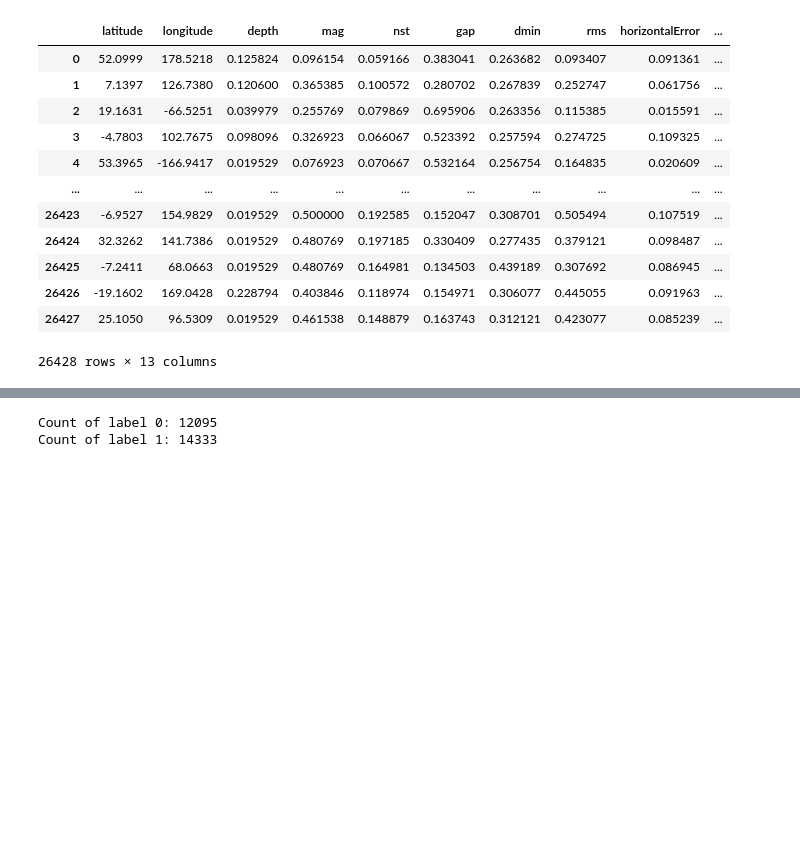
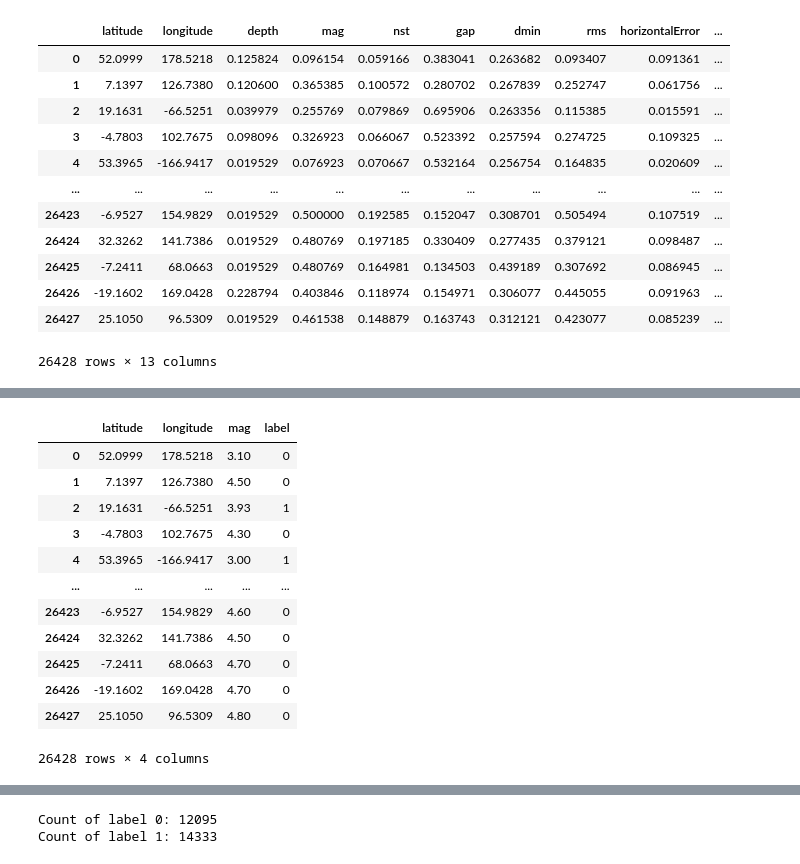
Before and after one commit to waiee/Earthquake_Prediction, a Jupyter notebook: preprocess.ipynb, the cells around one changed output, grey strips where cells are left out. Drawn from its saved outputs; the diff is of its cells as text; code cells hidden in the pictures; blank space fills up the shorter version.

```diff
--- a/preprocess.ipynb
+++ b/preprocess.ipynb
@@ -185,0 +228,19 @@ df_clustered
+# %%
+df_base = df_clustered[["latitude","longitude"]]
+df_base['mag']= df["mag"]
+df_base['label']=km.labels_
+df_base
+# %% [output]
+|  | latitude | longitude | mag | label |
+| 0 | 52.0999 | 178.5218 | 3.10 | 0 |
+| 1 | 7.1397 | 126.7380 | 4.50 | 0 |
+| 2 | 19.1631 | -66.5251 | 3.93 | 1 |
+| 3 | -4.7803 | 102.7675 | 4.30 | 0 |
+| 4 | 53.3965 | -166.9417 | 3.00 | 1 |
+| ... | ... | ... | ... | ... |
+| 26423 | -6.9527 | 154.9829 | 4.60 | 0 |
+| 26424 | 32.3262 | 141.7386 | 4.50 | 0 |
+| 26425 | -7.2411 | 68.0663 | 4.70 | 0 |
+| 26426 | -19.1602 | 169.0428 | 4.70 | 0 |
+| 26427 | 25.1050 | 96.5309 | 4.80 | 0 |
+26428 rows × 4 columns
```
Also changed, not shown: parts of 5 cells of this notebook.
